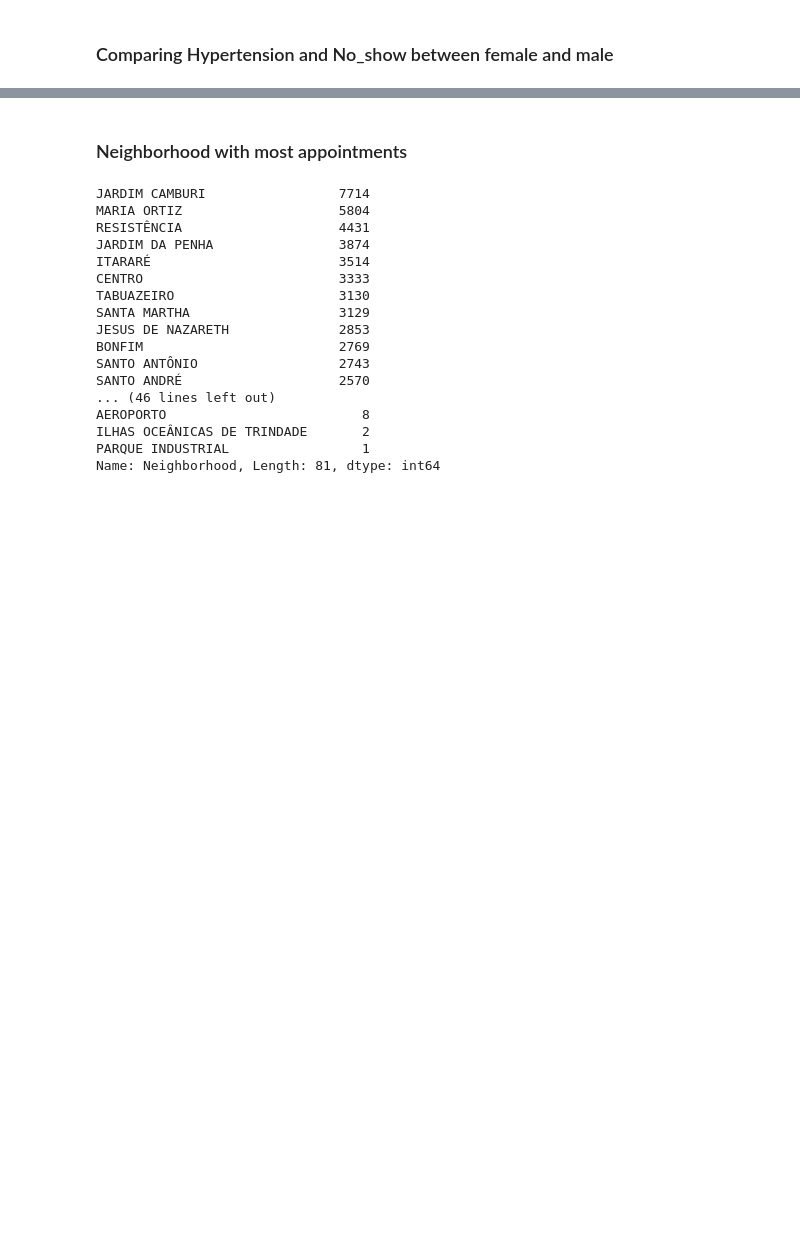
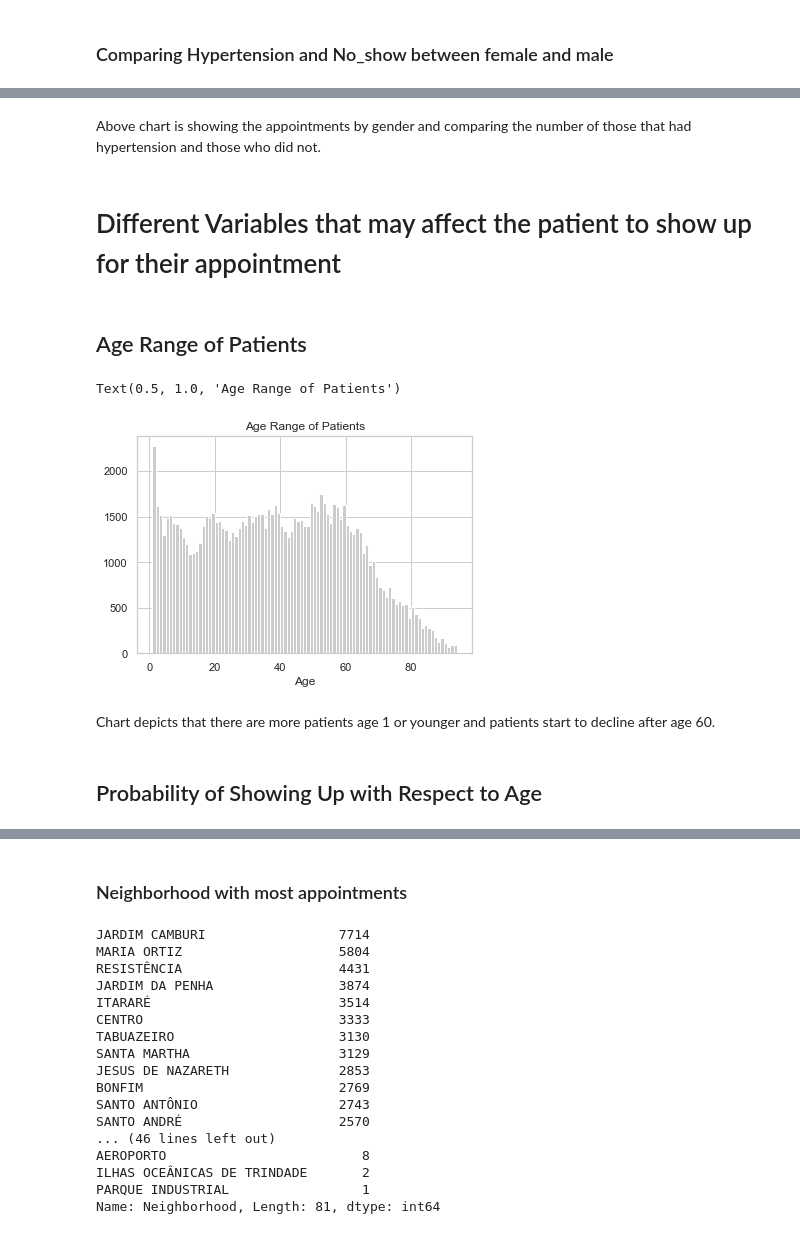
Before and after one commit to soto2422/Project-Investigate-a-Dataset, a Jupyter notebook: Final Project - Data Analyst.ipynb, the cells around one changed output, grey strips where cells are left out. Saved outputs shown, nothing was run; the diff lists cells and outputs as text; code cells hidden in the pictures; blank space fills up the shorter version.

```diff
--- a/Final Project - Data Analyst.ipynb
+++ b/Final Project - Data Analyst.ipynb
@@ -248,0 +257,17 @@ df.groupby(['Gender','Hypertension'])[['No_show']].mean()
+# %% [markdown]
+Above chart is showing the appointments by gender and comparing the number of those that had hypertension and those who did not.
+# %% [markdown]
+# Different Variables that may affect the patient to show up for their appointment
+# %% [markdown]
+## Age Range of Patients
+# %%
+plt.hist(df.Age,bins=np.arange(1,95),color='#cccccc')
+plt.xlabel("Age")
+plt.title('Age Range of Patients')
+# %% [output]
+Text(0.5, 1.0, 'Age Range of Patients')
+[figure, added]
+# %% [markdown]
+Chart depicts that there are more patients age 1 or younger and patients start to decline after age 60.
+# %% [markdown]
+## Probability of Showing Up with Respect to Age
```
Also changed, not shown: parts of 18 cells of this notebook.
